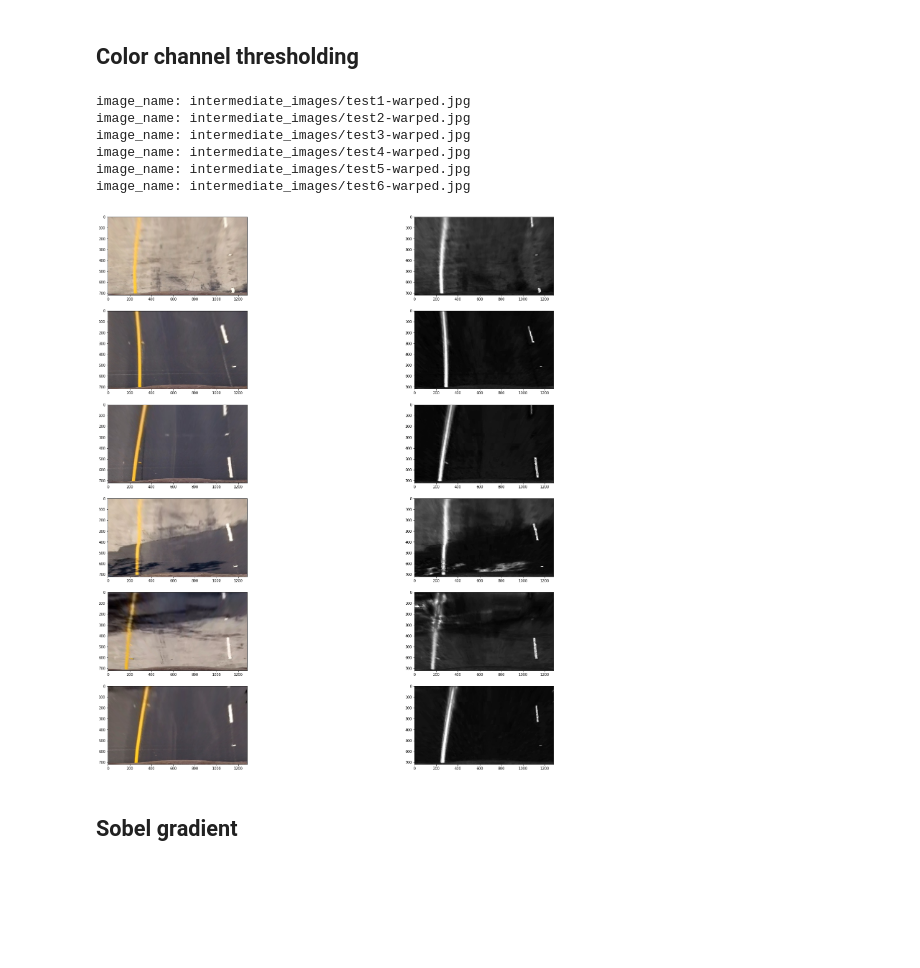
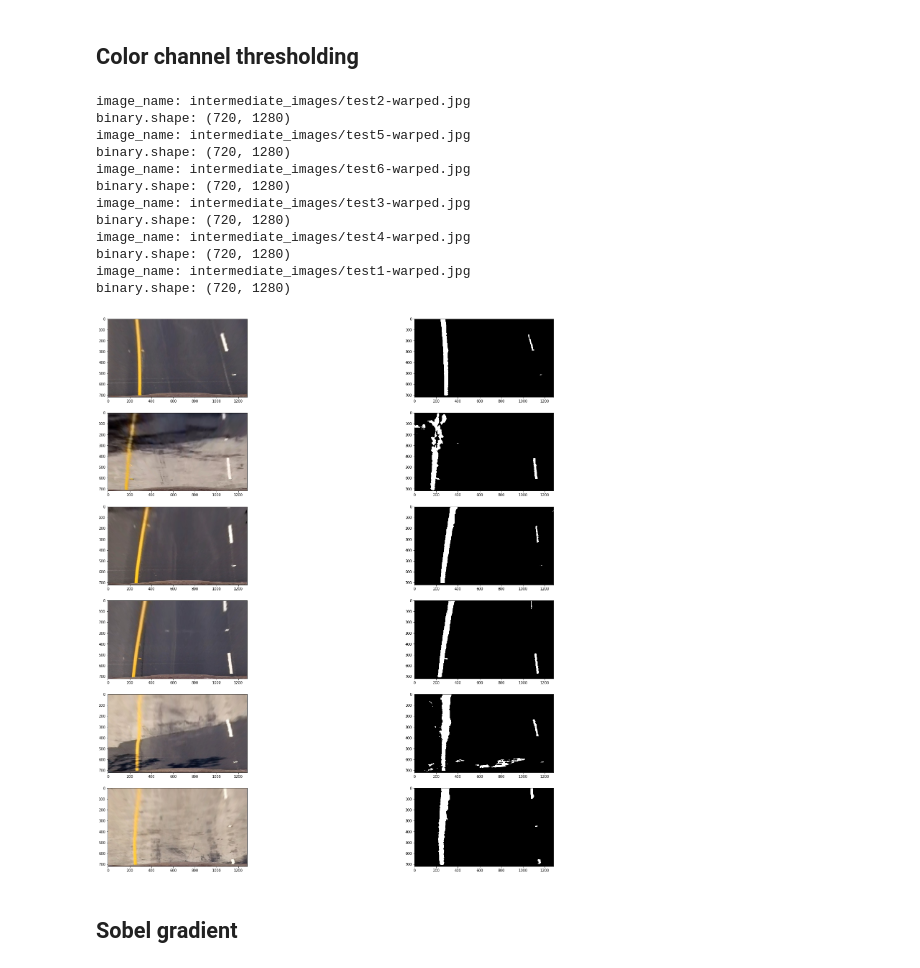
Before and after one commit to tleyden/CarND-Advanced-Lane-Lines, a Jupyter notebook: BinaryThreshold.ipynb, the cells around one changed output. Cells and saved outputs as stored; diff of their text form; code cells hidden in the pictures; blank space fills up the shorter version.

```diff
--- a/BinaryThreshold.ipynb
+++ b/BinaryThreshold.ipynb
@@ -38,41 +38,54 @@ for image_name in image_names:
     fig.add_subplot(rows, columns, i)
     plt.imshow(cv2.cvtColor(img, cv2.COLOR_BGR2RGB))
 
     i += 1
 
     hls = cv2.cvtColor(img, cv2.COLOR_BGR2HLS)
     H = hls[:,:,0]
     L = hls[:,:,1]
     S = hls[:,:,2]
 
 
     thresh = (90, 255)
     binary = np.zeros_like(S)
     binary[(S > thresh[0]) & (S <= thresh[1])] = 1
 
     fig.add_subplot(rows, columns, i)
     #plt.imshow(cv2.cvtColor(img, cv2.COLOR_BGR2RGB))
 
-    #plt.imshow(binary, cmap='gray')
-    plt.imshow(S, cmap='gray')
+    plt.imshow(binary, cmap='gray')
+    #plt.imshow(S, cmap='gray')
+    print("binary.shape: {}".format(binary.shape))
+
+    image_name_no_path = os.path.split(image_name)[-1]
+    image_name_no_ext = os.path.splitext(image_name_no_path)[0]
+    binary_image_name = image_name_no_ext + "-binary" + ".jpg"
+    binary_image_path = os.path.join("intermediate_images", binary_image_name)
+    cv2.imwrite(binary_image_path, binary)
 
 
     i += 1
 
 plt.show()
 
 
 # Convert to HSV
 
 # Threshold on the "S
 # %% [output]
+image_name: intermediate_images/test2-warped.jpg
+binary.shape: (720, 1280)
+image_name: intermediate_images/test5-warped.jpg
+binary.shape: (720, 1280)
+image_name: intermediate_images/test6-warped.jpg
+binary.shape: (720, 1280)
+image_name: intermediate_images/test3-warped.jpg
+binary.shape: (720, 1280)
+image_name: intermediate_images/test4-warped.jpg
+binary.shape: (720, 1280)
 image_name: intermediate_images/test1-warped.jpg
-image_name: intermediate_images/test2-warped.jpg
-image_name: intermediate_images/test3-warped.jpg
-image_name: intermediate_images/test4-warped.jpg
-image_name: intermediate_images/test5-warped.jpg
-image_name: intermediate_images/test6-warped.jpg
+binary.shape: (720, 1280)
-[figure, old version]
+[figure, new version]
 # %% [markdown]
 ## Sobel gradient
 # %%
```
Also changed, not shown: 3 other files.
